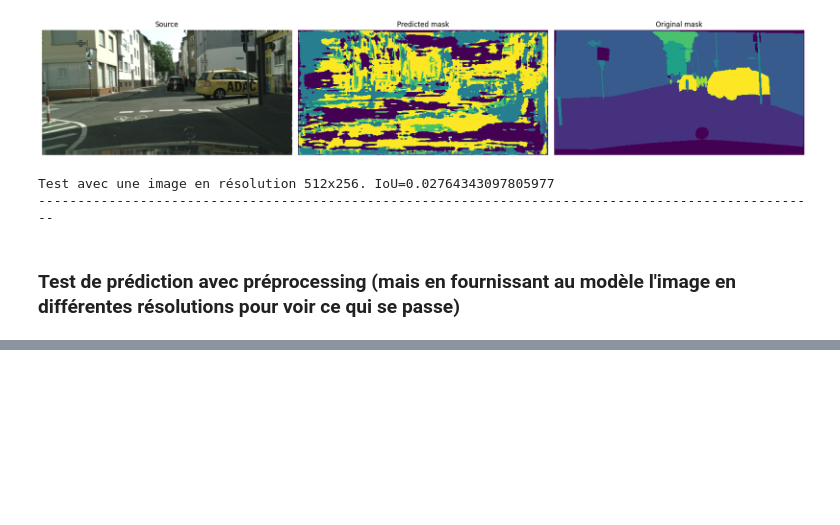
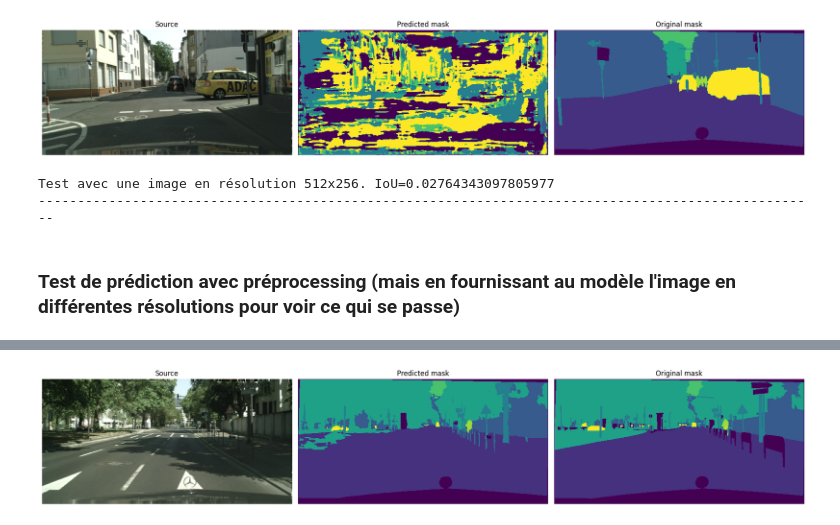
Before and after one commit to Valkea/OC_AI_08, a Jupyter notebook: TestZone.ipynb, the cells around one changed output, grey strips where cells are left out. Drawn from its saved outputs; the diff is of its cells as text; code cells hidden in the pictures; blank space fills up the shorter version.

```diff
--- a/TestZone.ipynb
+++ b/TestZone.ipynb
@@ -282,0 +337,14 @@ Test avec une image en résolution 1024x512. IoU=0.722025990486145
+# %%
+inputs = keras.Input(shape=(None, None, 3))
+x = preprocess_input(inputs)
+outputs = model2(x/255.0)
+model = keras.Model(inputs, outputs)
+
+f_opti = keras.optimizers.Adam(learning_rate=0.0005)
+f_loss = sm.losses.DiceLoss()
+f_metrics = [sm.metrics.iou_score, sm.metrics.f1_score]
+model.compile(
+    optimizer=f_opti,
+    loss=f_loss,
+    metrics=f_metrics,
+)
@@ -282,0 +375,63 @@ Test avec une image en résolution 1024x512. IoU=0.722025990486145
+# %%
+def preprocess_sample(img, preprocessing=None):
+
+    x = np.array(img)
+    if preprocessing:
+        x = preprocessing(x)
+
+    return np.array([x/255], dtype=float)
+
+
+# Test avec les 512x256
+test_id = random.sample(ids, 1)[0]
+test_id = "lindau_000030_000019"
+test_id = "frankfurt_000001_042098"
+print(test_id)
+test_img = Image.open(str(pathlib.Path('data','preprocessed', '512x256', 'val', f"{test_id}.png")))
+test_mask = Image.open(str(pathlib.Path('data','preprocessed', '512x256', 'val', f"{test_id}_labels.png")))
+
+preprocessed_img3 = np.array([np.array(test_img)], dtype=np.float32)
+predict = model.predict(preprocessed_img3)
+compare_segmentations(test_img, test_mask, predict)
+
+y_true = np.array([keras.utils.to_categorical(test_mask, 8)])
+y_pred = np.array([keras.utils.to_categorical(np.argmax(predict, axis=3)[0], 8)])
+
+y_true2 = np.asarray(test_mask)
+y_pred2 = np.argmax(predict, axis=3)[0]
+
+
+#---------------------
+score = sm.metrics.iou_score(y_true, y_pred)
+dice = sm.metrics.f1_score(y_true, y_pred)
+print(f"Test avec une image en résolution 512x256. IoU={score} Dice={dice}\n{'-'*100}\n")
+
+#---------------------
+def mIOU(label, pred, num_classes=19):
+
+    iou_list = list()
+    present_iou_list = list()
+
+    for sem_class in range(num_classes):
+        pred_inds = (pred == sem_class)
+        target_inds = (label == sem_class)
+        if target_inds.sum().item() == 0:
+            iou_now = float('nan')
+        else:
+            intersection_now = (pred_inds[target_inds]).sum().item()
+            union_now = pred_inds.sum().item() + target_inds.sum().item() - intersection_now
+            iou_now = float(intersection_now) / float(union_now)
+            present_iou_list.append(iou_now)
+        iou_list.append(iou_now)
+    return np.mean(present_iou_list)
+
+score = mIOU(y_true2, y_pred2, 8)
+print(f"Test avec une image en résolution 512x256. IoU={score}\n{'-'*100}\n")
+
+
+#---------------------
+m = keras.metrics.MeanIoU(num_classes=8)
+m.update_state(y_true2, y_pred2)
+score = m.result().numpy()
+print(f"Test avec une image en résolution 512x256. IoU={score}\n{'-'*100}\n")
+# %% [output]
@@ -282,0 +440 @@ Test avec une image en résolution 1024x512. IoU=0.722025990486145
+[figure, added]
```
Also changed, not shown: parts of 10 cells of this notebook, 3 other files.
